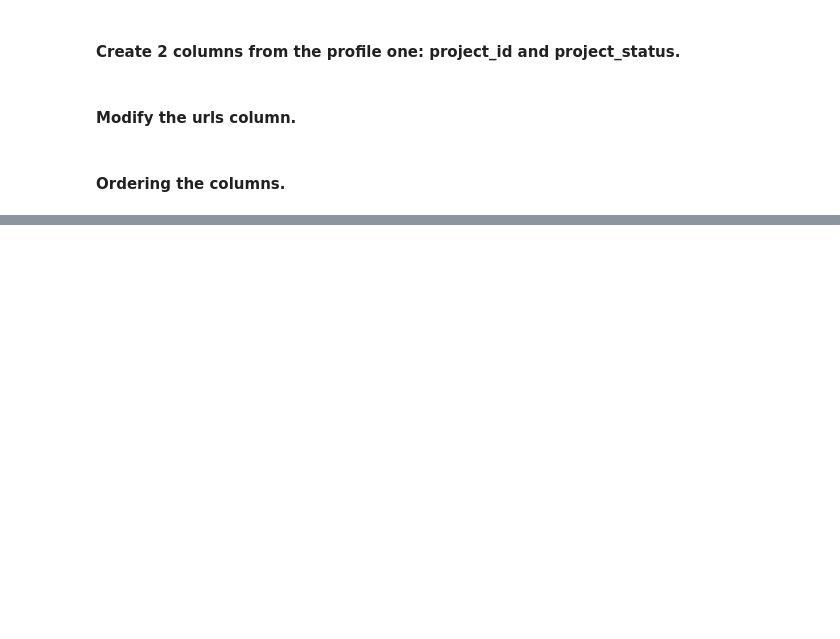
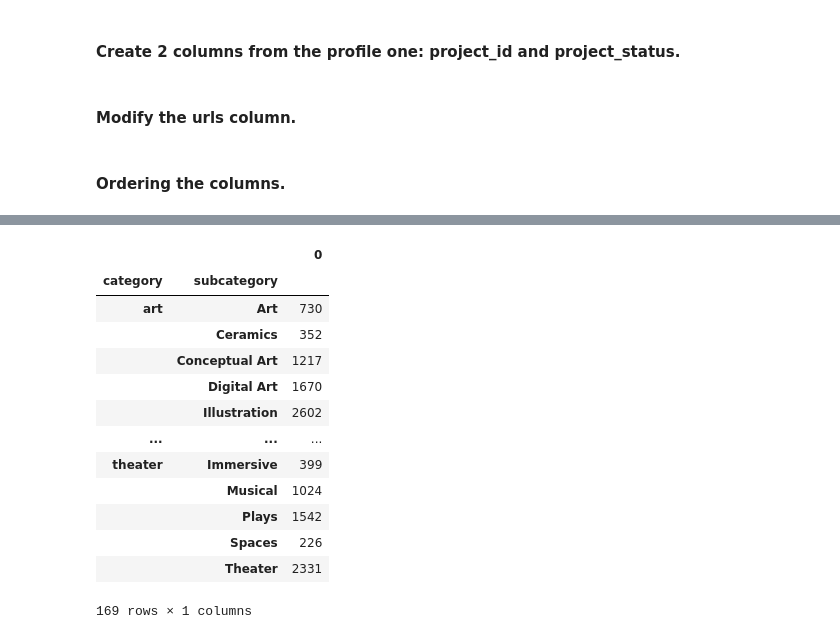
Before and after one commit to domitrut/ML_GROUP6, a Jupyter notebook: Group_6_ML.ipynb, the cells around one changed output, grey strips where cells are left out. Saved outputs shown, nothing was run; the diff lists cells and outputs as text; code cells hidden in the pictures; blank space fills up the shorter version.

```diff
--- a/Group_6_ML.ipynb
+++ b/Group_6_ML.ipynb
@@ -125,0 +183,19 @@ df.to_csv("Cleaned_Kickstarter.csv", index = False)
+# %%
+cat_sub = df.groupby(['category','subcategory']).size()
+cat_sub_frame = cat_sub.to_frame()
+cat_sub_frame
+# %% [output]
+|  |  | 0 |
+| category | subcategory |  |
+| art | Art | 730 |
+|  | Ceramics | 352 |
+|  | Conceptual Art | 1217 |
+|  | Digital Art | 1670 |
+|  | Illustration | 2602 |
+| ... | ... | ... |
+| theater | Immersive | 399 |
+|  | Musical | 1024 |
+|  | Plays | 1542 |
+|  | Spaces | 226 |
+|  | Theater | 2331 |
+169 rows × 1 columns
```
Also changed, not shown: parts of 9 cells of this notebook.
